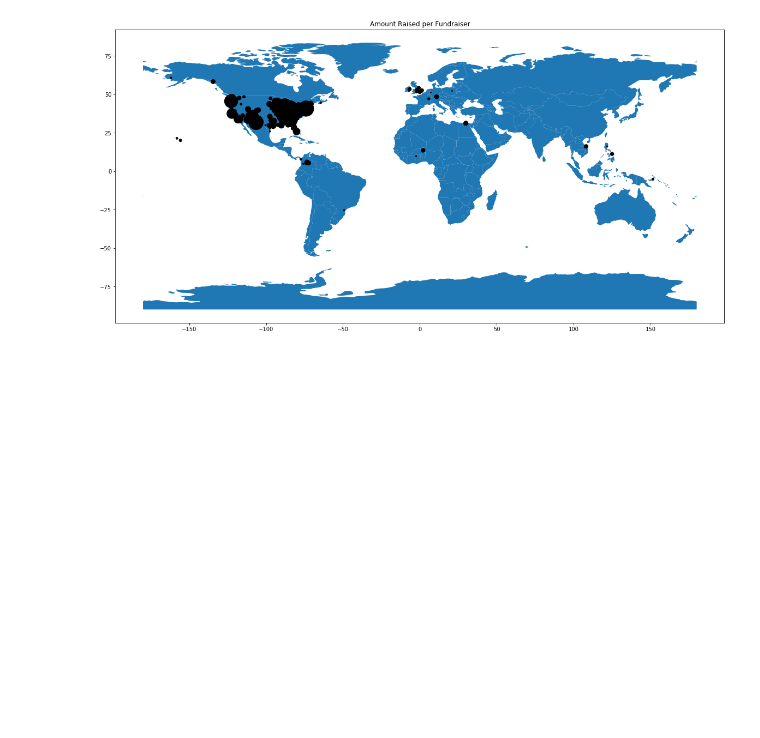
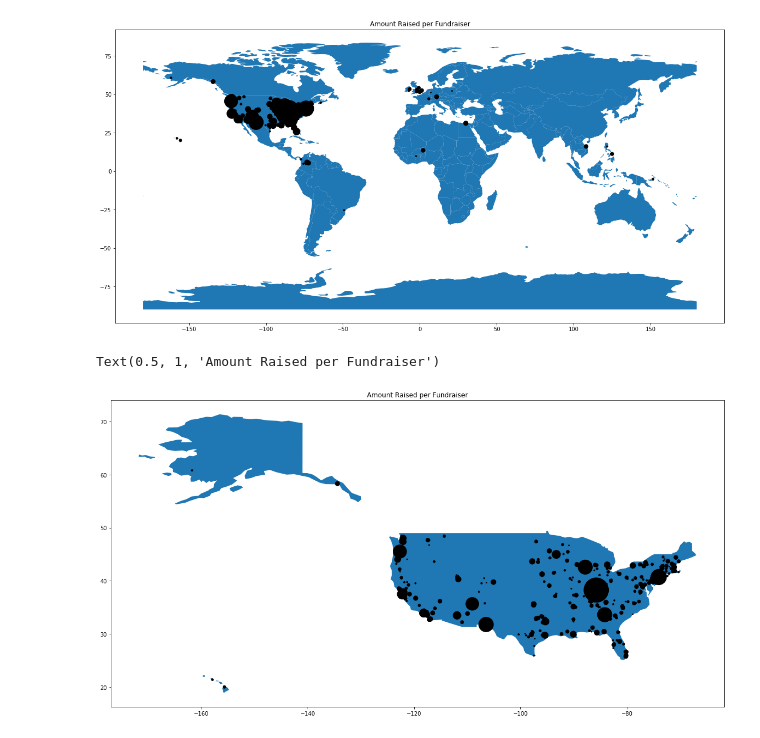
Before and after one commit to djleung/DS3-GoFundMe, a Jupyter notebook: gofundme exploration.ipynb, the cells around one changed output. Drawn from its saved outputs; the diff is of its cells as text; code cells hidden in the pictures; blank space fills up the shorter version.

```diff
--- a/gofundme exploration.ipynb
+++ b/gofundme exploration.ipynb
@@ -208,3 +191,17 @@ plt.title('Amount Raised per Fundraiser')
 # %% [output]
 Text(0.5, 1, 'Amount Raised per Fundraiser')
 [figure]
+# %%
+us_points = gdf[gdf['geometry'].apply(lambda x: x.within(us.geometry[4]))]
+# %%
+base = us.plot(figsize = (20,20))
+## creating scales
+x_max = us_points['Amount_Raised'].max()
+x_min = us_points['Amount_Raised'].min()
+max_size = 2000
+min_size = 2
+us_points.plot(ax=base, marker='o', color='black', markersize=min_size + (max_size-min_size)*(us_points['Amount_Raised']/x_max));
+plt.title('Amount Raised per Fundraiser')
+# %% [output]
+Text(0.5, 1, 'Amount Raised per Fundraiser')
+[figure, added]
```
Also changed, not shown: parts of 2 cells of this notebook, 1 other file.
